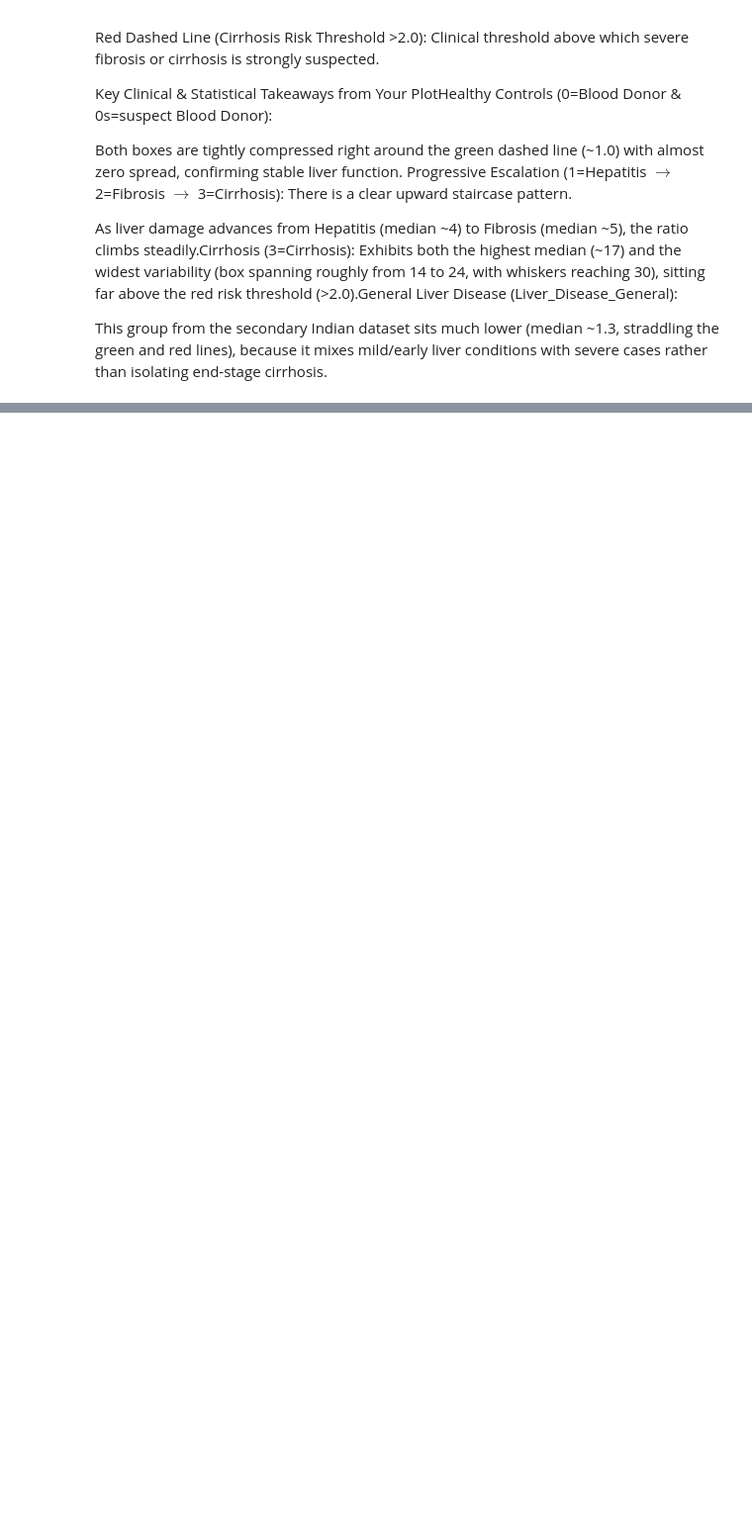
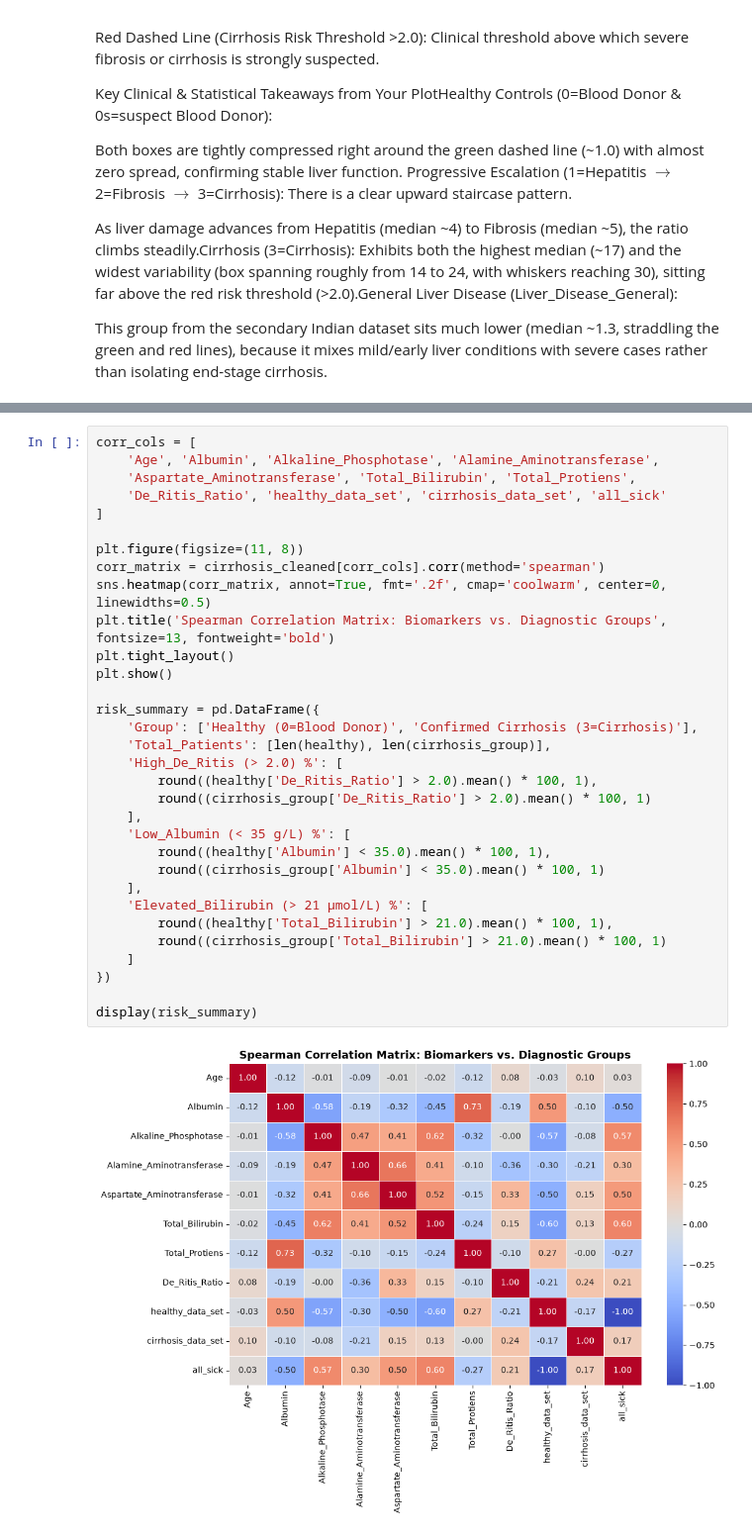
Before and after one commit to dilyaaana-lab/Cirrhosis---Module-3---Project-SoftUni, a Jupyter notebook: Module3 - Cirrhosis - SoftUniProject.ipynb, the cells around one changed output, grey strips where cells are left out. Shown at 99% size. Saved outputs shown, nothing was run; the diff lists cells and outputs as text; blank space fills up the shorter version.

```diff
--- a/Module3 - Cirrhosis - SoftUniProject.ipynb
+++ b/Module3 - Cirrhosis - SoftUniProject.ipynb
@@ -467,0 +569,34 @@ The boxplot above illustrates the distribution and spread of the **De Ritis Rati
+# %%
+corr_cols = [
+    'Age', 'Albumin', 'Alkaline_Phosphotase', 'Alamine_Aminotransferase',
+    'Aspartate_Aminotransferase', 'Total_Bilirubin', 'Total_Protiens',
+    'De_Ritis_Ratio', 'healthy_data_set', 'cirrhosis_data_set', 'all_sick'
+]
+
+plt.figure(figsize=(11, 8))
+corr_matrix = cirrhosis_cleaned[corr_cols].corr(method='spearman')
+sns.heatmap(corr_matrix, annot=True, fmt='.2f', cmap='coolwarm', center=0, linewidths=0.5)
+plt.title('Spearman Correlation Matrix: Biomarkers vs. Diagnostic Groups', fontsize=13, fontweight='bold')
+plt.tight_layout()
+plt.show()
+
+risk_summary = pd.DataFrame({
+    'Group': ['Healthy (0=Blood Donor)', 'Confirmed Cirrhosis (3=Cirrhosis)'],
+    'Total_Patients': [len(healthy), len(cirrhosis_group)],
+    'High_De_Ritis (> 2.0) %': [
+        round((healthy['De_Ritis_Ratio'] > 2.0).mean() * 100, 1),
+        round((cirrhosis_group['De_Ritis_Ratio'] > 2.0).mean() * 100, 1)
+    ],
+    'Low_Albumin (< 35 g/L) %': [
+        round((healthy['Albumin'] < 35.0).mean() * 100, 1),
+        round((cirrhosis_group['Albumin'] < 35.0).mean() * 100, 1)
+    ],
+    'Elevated_Bilirubin (> 21 µmol/L) %': [
+        round((healthy['Total_Bilirubin'] > 21.0).mean() * 100, 1),
+        round((cirrhosis_group['Total_Bilirubin'] > 21.0).mean() * 100, 1)
+    ]
+})
+
+display(risk_summary)
+# %% [output]
+[figure, added]
```
Also changed, not shown: parts of 9 cells of this notebook.
